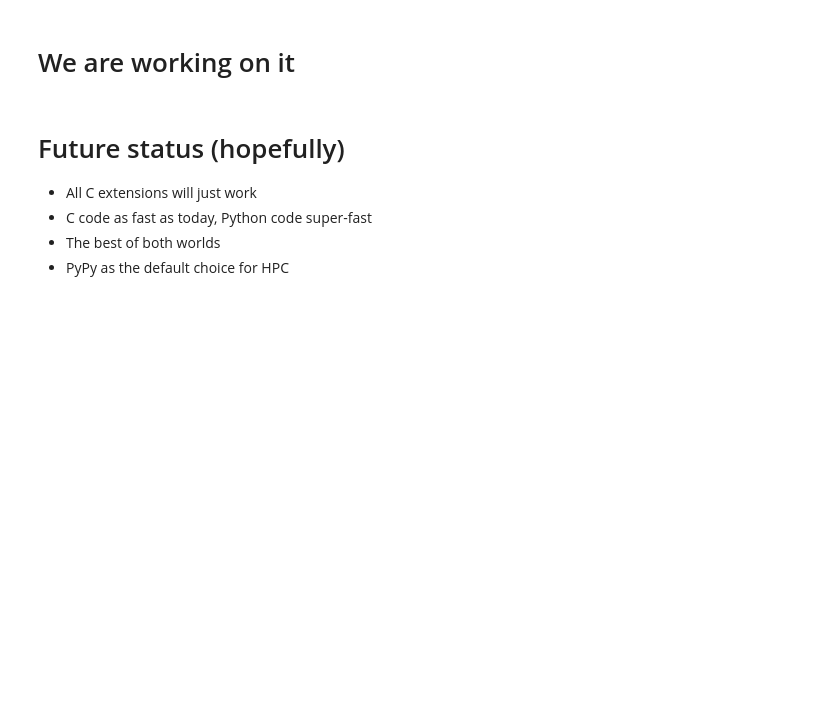
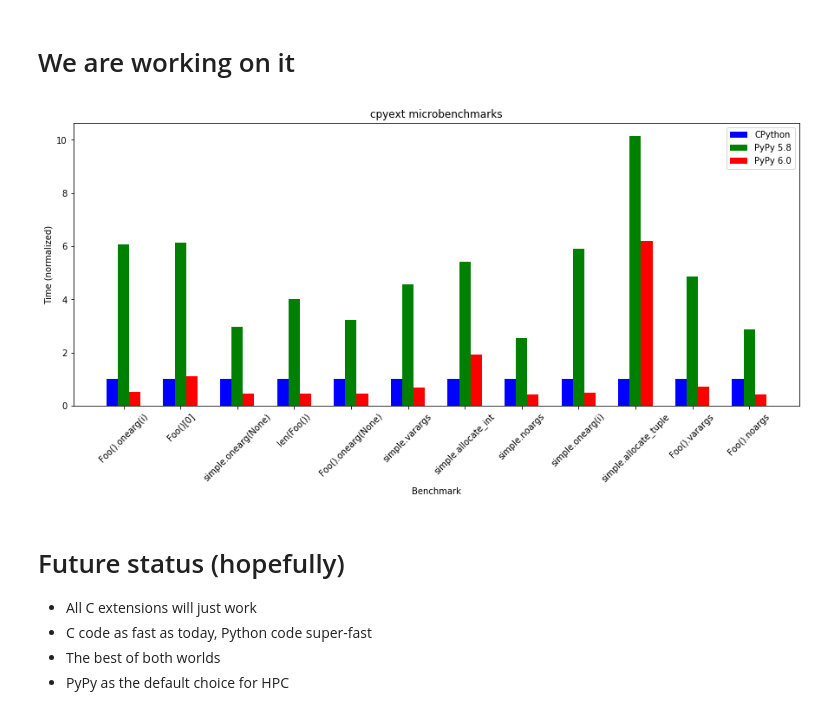
Before and after one commit to antocuni/talks, a Jupyter notebook: pypy-for-HPC/PyPy for High Performance Computing.ipynb, the cells around one changed output. Drawn from its saved outputs; the diff is of its cells as text; code cells hidden in the pictures; blank space fills up the shorter version.

Commit message:
add plot about cpyext benchmarks

```diff
--- a/pypy-for-HPC/PyPy for High Performance Computing.ipynb
+++ b/pypy-for-HPC/PyPy for High Performance Computing.ipynb
@@ -225,3 +269,7 @@ The slowest run took 428.56 times longer than the fastest. This could mean that
+# %%
+plot_benchmarks("CPython", "PyPy 5.8", "PyPy 6.0")
+# %% [output]
+[figure, added]
 # %% [markdown]
 # Future status (hopefully)
 * All C extensions will just work
```
Also changed, not shown: parts of 1 cell of this notebook.
